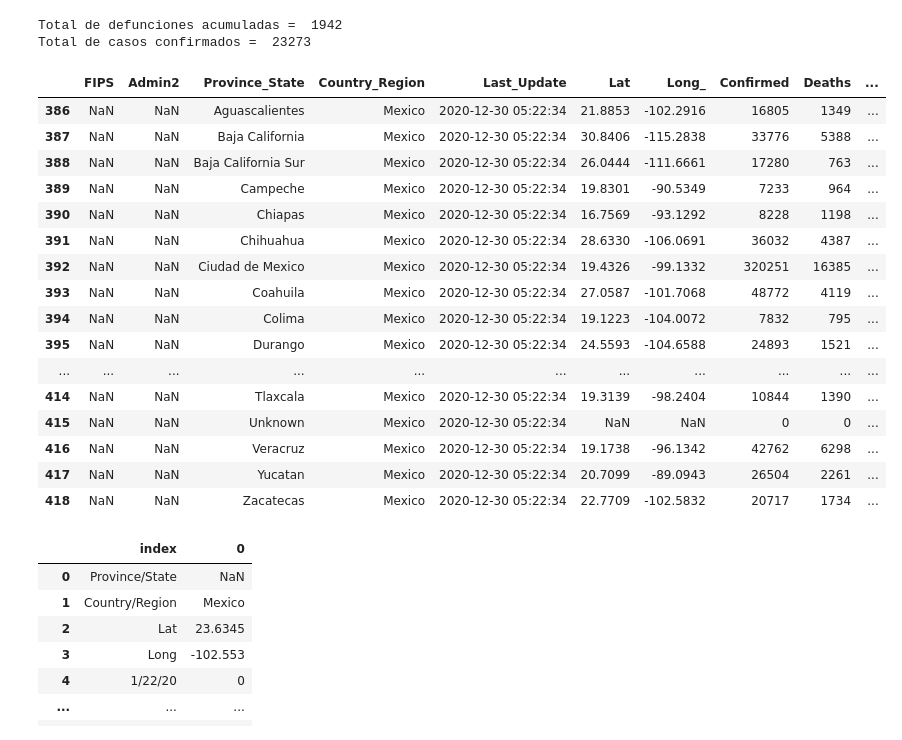
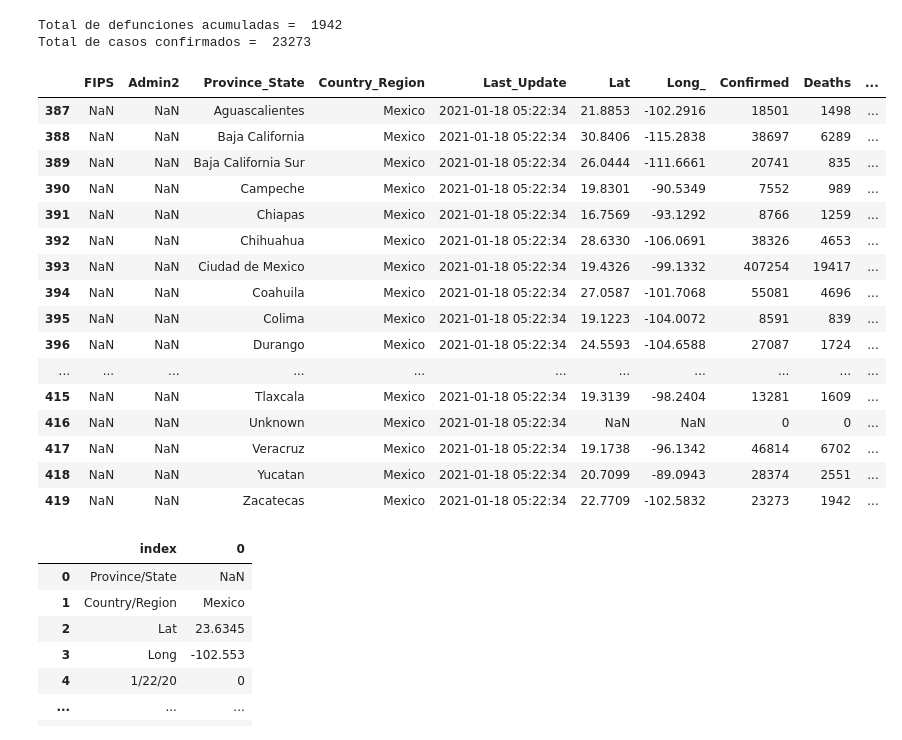
Before and after one commit to Riloro/mexico_covid19_dashboard, a Jupyter notebook: Notebook/covid19_notebook.ipynb, the cells around one changed output. Cells and saved outputs as stored; diff of their text form; code cells hidden in the pictures.

```diff
--- a/Notebook/covid19_notebook.ipynb
+++ b/Notebook/covid19_notebook.ipynb
@@ -765,27 +765,27 @@ Total de casos confirmados =  23273
 show_confirmed_cases(confirmados_mich["fecha_ingreso"],confirmados_mich["confirmados"], region = confirmados_mich["ENTIDAD"].iloc[0], anomalia = False)
 show_deaths(defunciones_mich["fecha_defuncion"],defunciones_mich["defunciones"], region = confirmados_mich["ENTIDAD"].iloc[0], anomalia = False)
 # %%
-jhu_daily_reports = pd.read_csv("https://raw.githubusercontent.com/CSSEGISandData/COVID-19/master/csse_covid_19_data/csse_covid_19_daily_reports/12-29-2020.csv", encoding="utf-8")
+jhu_daily_reports = pd.read_csv("https://raw.githubusercontent.com/CSSEGISandData/COVID-19/master/csse_covid_19_data/csse_covid_19_daily_reports/01-17-2021.csv", encoding="utf-8")
 mexico_daily_report = jhu_daily_reports[jhu_daily_reports["Country_Region"] == "Mexico"]
 mexico_daily_report
 # %% [output]
 |  | FIPS | Admin2 | Province_State | Country_Region | Last_Update | Lat | Long_ | Confirmed | Deaths | ... |
-| 386 | NaN | NaN | Aguascalientes | Mexico | 2020-12-30 05:22:34 | 21.8853 | -102.2916 | 16805 | 1349 | ... |
-| 387 | NaN | NaN | Baja California | Mexico | 2020-12-30 05:22:34 | 30.8406 | -115.2838 | 33776 | 5388 | ... |
-| 388 | NaN | NaN | Baja California Sur | Mexico | 2020-12-30 05:22:34 | 26.0444 | -111.6661 | 17280 | 763 | ... |
-| 389 | NaN | NaN | Campeche | Mexico | 2020-12-30 05:22:34 | 19.8301 | -90.5349 | 7233 | 964 | ... |
-| 390 | NaN | NaN | Chiapas | Mexico | 2020-12-30 05:22:34 | 16.7569 | -93.1292 | 8228 | 1198 | ... |
-| 391 | NaN | NaN | Chihuahua | Mexico | 2020-12-30 05:22:34 | 28.6330 | -106.0691 | 36032 | 4387 | ... |
-| 392 | NaN | NaN | Ciudad de Mexico | Mexico | 2020-12-30 05:22:34 | 19.4326 | -99.1332 | 320251 | 16385 | ... |
-| 393 | NaN | NaN | Coahuila | Mexico | 2020-12-30 05:22:34 | 27.0587 | -101.7068 | 48772 | 4119 | ... |
-| 394 | NaN | NaN | Colima | Mexico | 2020-12-30 05:22:34 | 19.1223 | -104.0072 | 7832 | 795 | ... |
-| 395 | NaN | NaN | Durango | Mexico | 2020-12-30 05:22:34 | 24.5593 | -104.6588 | 24893 | 1521 | ... |
+| 387 | NaN | NaN | Aguascalientes | Mexico | 2021-01-18 05:22:34 | 21.8853 | -102.2916 | 18501 | 1498 | ... |
+| 388 | NaN | NaN | Baja California | Mexico | 2021-01-18 05:22:34 | 30.8406 | -115.2838 | 38697 | 6289 | ... |
+| 389 | NaN | NaN | Baja California Sur | Mexico | 2021-01-18 05:22:34 | 26.0444 | -111.6661 | 20741 | 835 | ... |
+| 390 | NaN | NaN | Campeche | Mexico | 2021-01-18 05:22:34 | 19.8301 | -90.5349 | 7552 | 989 | ... |
+| 391 | NaN | NaN | Chiapas | Mexico | 2021-01-18 05:22:34 | 16.7569 | -93.1292 | 8766 | 1259 | ... |
+| 392 | NaN | NaN | Chihuahua | Mexico | 2021-01-18 05:22:34 | 28.6330 | -106.0691 | 38326 | 4653 | ... |
+| 393 | NaN | NaN | Ciudad de Mexico | Mexico | 2021-01-18 05:22:34 | 19.4326 | -99.1332 | 407254 | 19417 | ... |
+| 394 | NaN | NaN | Coahuila | Mexico | 2021-01-18 05:22:34 | 27.0587 | -101.7068 | 55081 | 4696 | ... |
+| 395 | NaN | NaN | Colima | Mexico | 2021-01-18 05:22:34 | 19.1223 | -104.0072 | 8591 | 839 | ... |
+| 396 | NaN | NaN | Durango | Mexico | 2021-01-18 05:22:34 | 24.5593 | -104.6588 | 27087 | 1724 | ... |
 | ... | ... | ... | ... | ... | ... | ... | ... | ... | ... | ... |
-| 414 | NaN | NaN | Tlaxcala | Mexico | 2020-12-30 05:22:34 | 19.3139 | -98.2404 | 10844 | 1390 | ... |
-| 415 | NaN | NaN | Unknown | Mexico | 2020-12-30 05:22:34 | NaN | NaN | 0 | 0 | ... |
-| 416 | NaN | NaN | Veracruz | Mexico | 2020-12-30 05:22:34 | 19.1738 | -96.1342 | 42762 | 6298 | ... |
-| 417 | NaN | NaN | Yucatan | Mexico | 2020-12-30 05:22:34 | 20.7099 | -89.0943 | 26504 | 2261 | ... |
-| 418 | NaN | NaN | Zacatecas | Mexico | 2020-12-30 05:22:34 | 22.7709 | -102.5832 | 20717 | 1734 | ... |
+| 415 | NaN | NaN | Tlaxcala | Mexico | 2021-01-18 05:22:34 | 19.3139 | -98.2404 | 13281 | 1609 | ... |
+| 416 | NaN | NaN | Unknown | Mexico | 2021-01-18 05:22:34 | NaN | NaN | 0 | 0 | ... |
+| 417 | NaN | NaN | Veracruz | Mexico | 2021-01-18 05:22:34 | 19.1738 | -96.1342 | 46814 | 6702 | ... |
+| 418 | NaN | NaN | Yucatan | Mexico | 2021-01-18 05:22:34 | 20.7099 | -89.0943 | 28374 | 2551 | ... |
+| 419 | NaN | NaN | Zacatecas | Mexico | 2021-01-18 05:22:34 | 22.7709 | -102.5832 | 23273 | 1942 | ... |
 # %%
 #Casos confirmados reportados por JHU ....
 jhu_confirmed_time_serie = pd.read_csv("https://raw.githubusercontent.com/CSSEGISandData/COVID-19/master/csse_covid_19_data/csse_covid_19_time_series/time_series_covid19_confirmed_global.csv", encoding = "utf-8")
```
Also changed, not shown: 4 other files.
